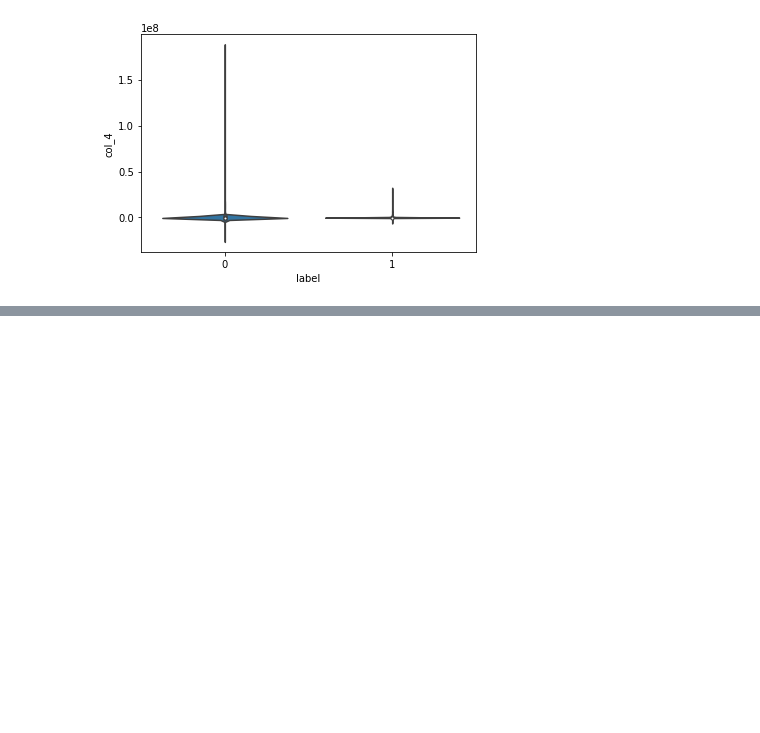
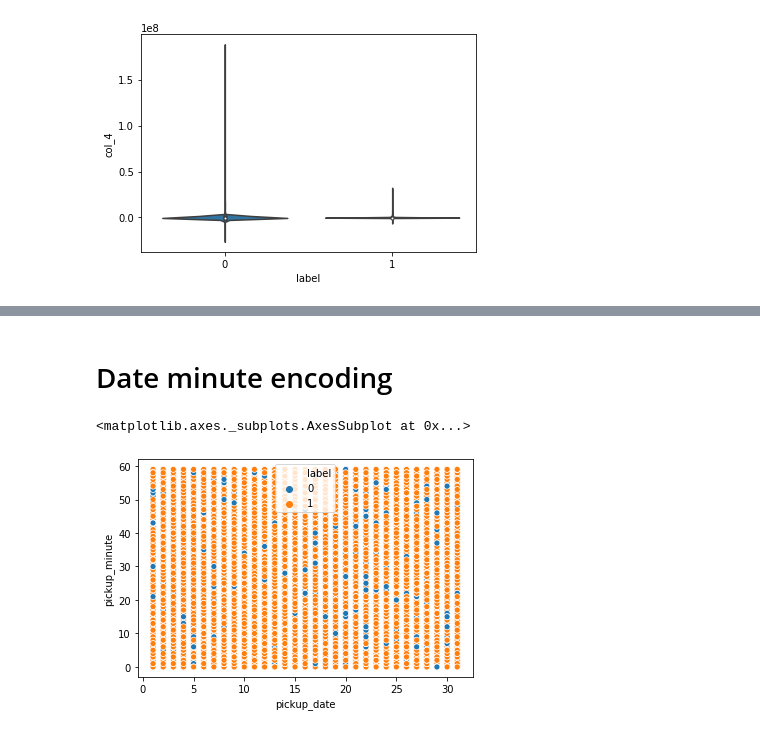
Before and after one commit to heshanpadmasiri/ride-fare, a Jupyter notebook: unit_fe.ipynb, the cells around one changed output, grey strips where cells are left out. Cells and saved outputs as stored; diff of their text form; code cells hidden in the pictures; blank space fills up the shorter version.

```diff
--- a/unit_fe.ipynb
+++ b/unit_fe.ipynb
@@ -751,0 +1139,7 @@ sns.violinplot(x='label',y='col_4',data=train_df)
+# %% [markdown]
+# Date minute encoding
+# %%
+sns.scatterplot(x='pickup_date',y='pickup_minute',data=train_df,hue='label')
+# %% [output]
+<matplotlib.axes._subplots.AxesSubplot at 0x...>
+[figure, added]
```
Also changed, not shown: parts of 52 cells of this notebook.
